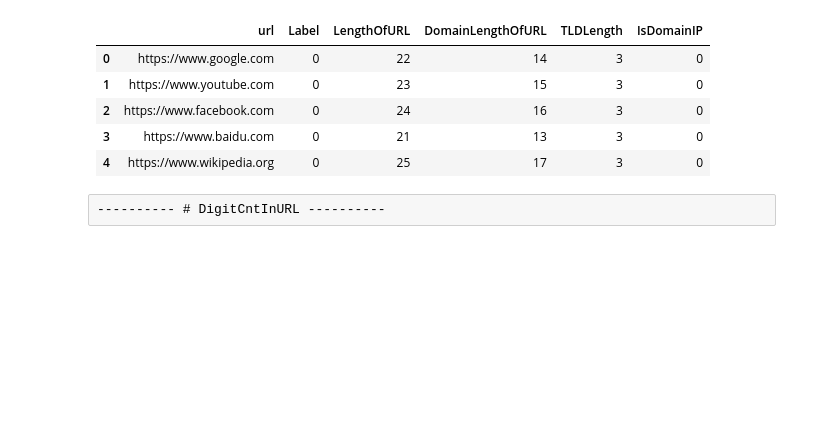
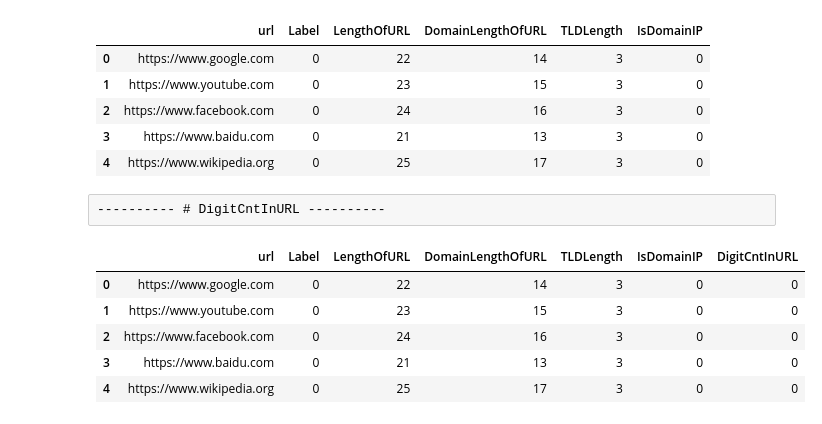
Before and after one commit to mmeliht/URL-Phishing-Detection, a Jupyter notebook: 3_model_test.ipynb, the cells around one changed output. Cells and saved outputs as stored; diff of their text form; code cells hidden in the pictures; blank space fills up the shorter version.

```diff
--- a/3_model_test.ipynb
+++ b/3_model_test.ipynb
@@ -242,3 +242,15 @@ df.head()
 ---------- # DigitCntInURL ----------
 # %%
 # URL içinde kaç tane rakam
+df["DigitCntInURL"] = df["url"].astype(str).apply(
+    lambda x: sum(c.isdigit() for c in x)
+)
+# %%
+df.head()
+# %% [output]
+|  | url | Label | LengthOfURL | DomainLengthOfURL | TLDLength | IsDomainIP | DigitCntInURL |
+| 0 | https://www.google.com | 0 | 22 | 14 | 3 | 0 | 0 |
+| 1 | https://www.youtube.com | 0 | 23 | 15 | 3 | 0 | 0 |
+| 2 | https://www.facebook.com | 0 | 24 | 16 | 3 | 0 | 0 |
+| 3 | https://www.baidu.com | 0 | 21 | 13 | 3 | 0 | 0 |
+| 4 | https://www.wikipedia.org | 0 | 25 | 17 | 3 | 0 | 0 |
```
Also changed, not shown: parts of 3 cells of this notebook.
